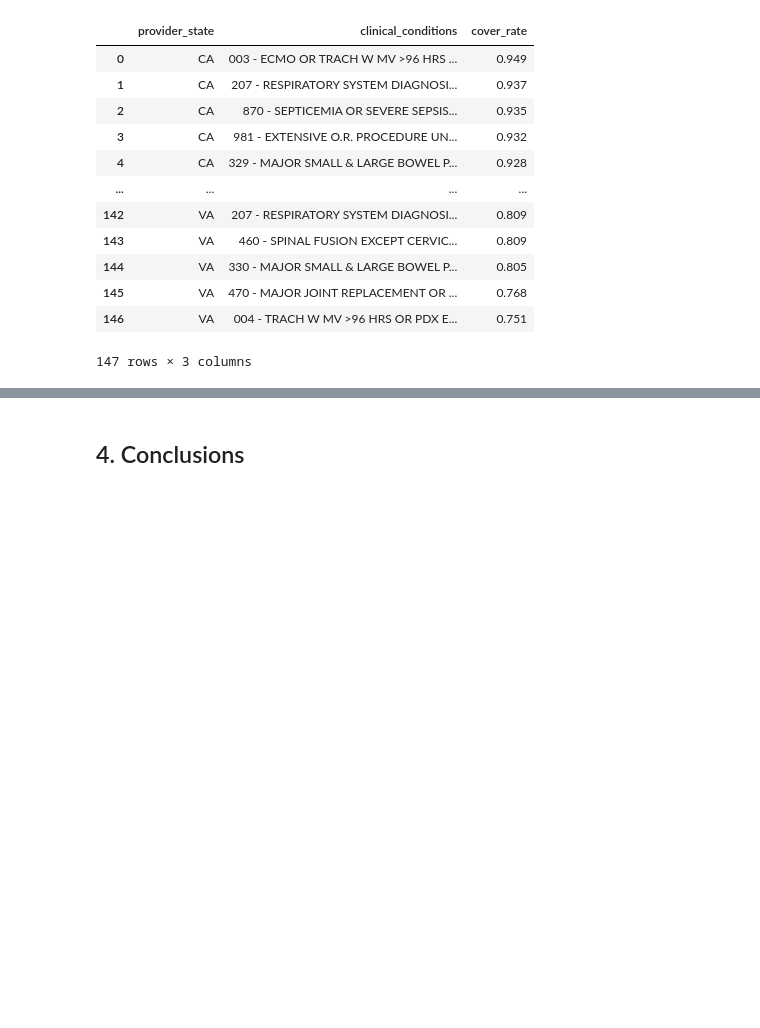
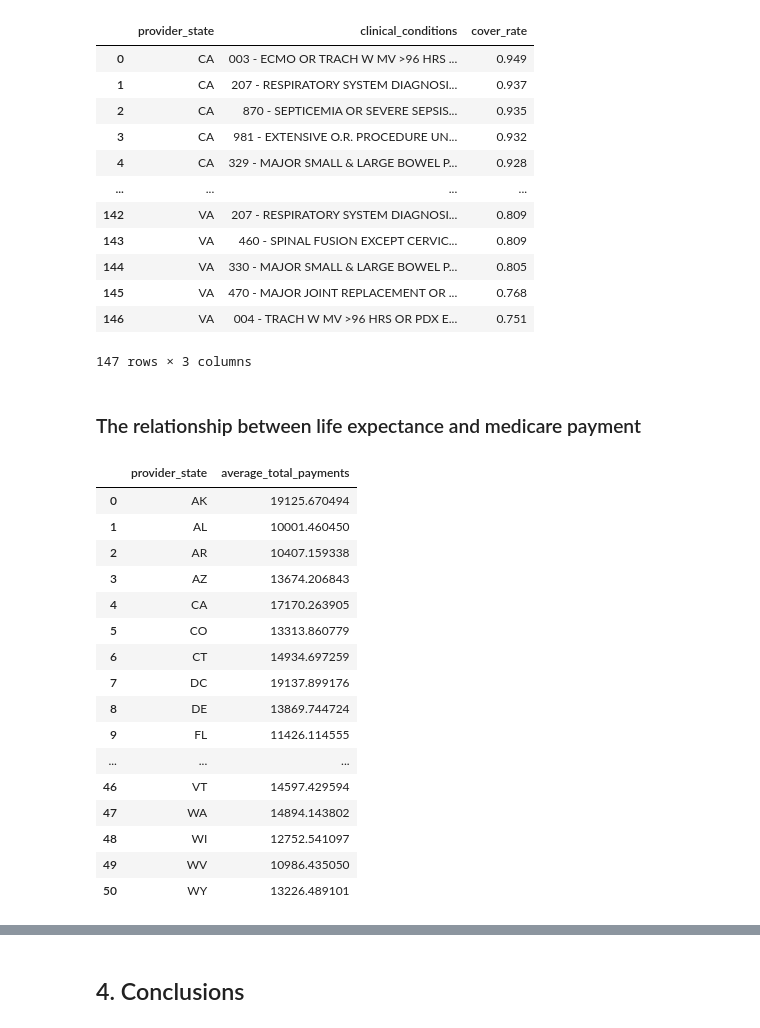
Before and after one commit to AnyiHuang/Analyzing-Inpatient-medical-expense-in-US, a Jupyter notebook: BA780_Team5A.ipynb, the cells around one changed output, grey strips where cells are left out. Cells and saved outputs as stored; diff of their text form; code cells hidden in the pictures; blank space fills up the shorter version.

```diff
--- a/BA780_Team5A.ipynb
+++ b/BA780_Team5A.ipynb
@@ -330,3 +351,27 @@ ORDER BY provider_state, cover_rate DESC
 | 145 | VA | 470 - MAJOR JOINT REPLACEMENT OR ... | 0.768 |
 | 146 | VA | 004 - TRACH W MV >96 HRS OR PDX E... | 0.751 |
 147 rows × 3 columns
+# %% [markdown]
+### The relationship between life expectance and medicare payment
+# %%
+total_payment_by_state = inpatient_2015.copy()
+total_payment_by_state_clean = total_payment_by_state.groupby('provider_state')['average_total_payments'].mean().to_frame().reset_index()
+total_payment_by_state_clean
+# %% [output]
+|  | provider_state | average_total_payments |
+| 0 | AK | 19125.670494 |
+| 1 | AL | 10001.460450 |
+| 2 | AR | 10407.159338 |
+| 3 | AZ | 13674.206843 |
+| 4 | CA | 17170.263905 |
+| 5 | CO | 13313.860779 |
+| 6 | CT | 14934.697259 |
+| 7 | DC | 19137.899176 |
+| 8 | DE | 13869.744724 |
+| 9 | FL | 11426.114555 |
+| ... | ... | ... |
+| 46 | VT | 14597.429594 |
+| 47 | WA | 14894.143802 |
+| 48 | WI | 12752.541097 |
+| 49 | WV | 10986.435050 |
+| 50 | WY | 13226.489101 |
```
Also changed, not shown: parts of 8 cells of this notebook, 1 other file.
